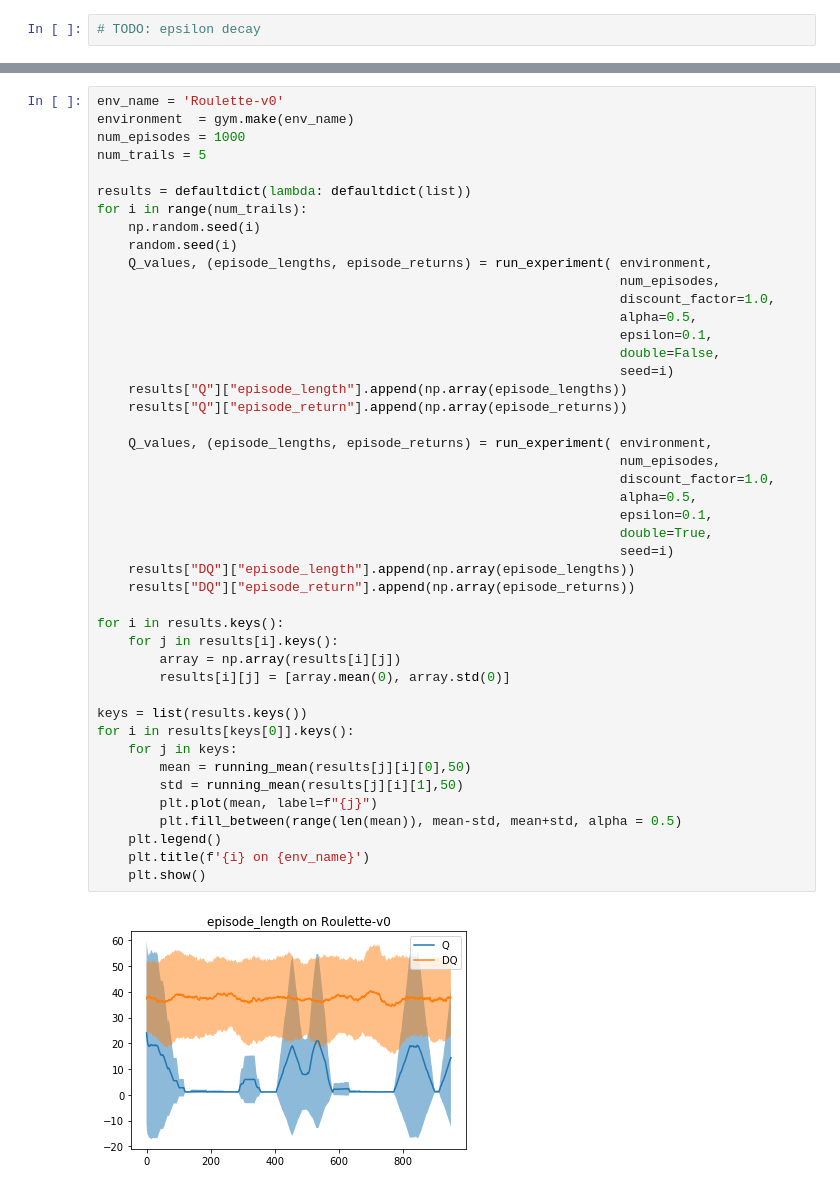
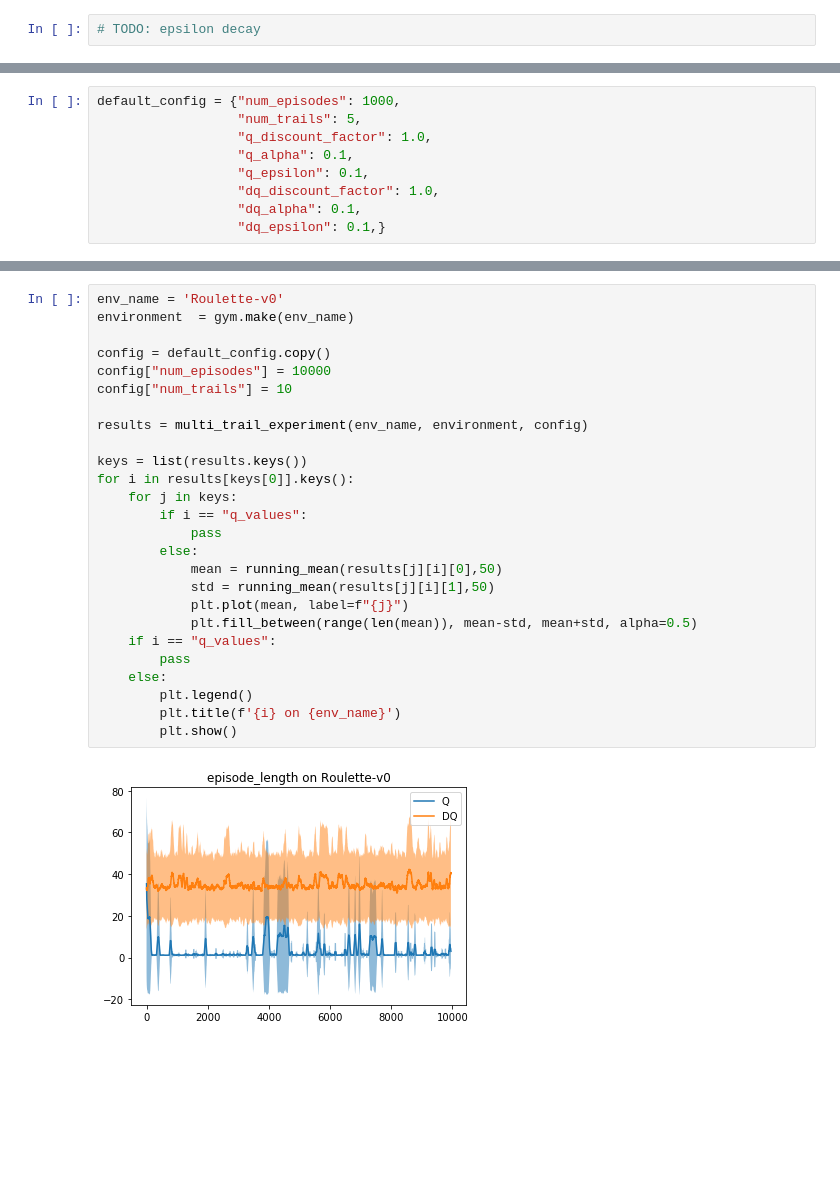
Before and after one commit to LysanderdeJong/RL-MiniProject, a Jupyter notebook: basic_experiments.ipynb, the cells around one changed output, grey strips where cells are left out. Drawn from its saved outputs; the diff is of its cells as text; blank space fills up the shorter version.

Commit message:
added a function that runs experiments multiple times.

```diff
--- a/basic_experiments.ipynb
+++ b/basic_experiments.ipynb
@@ -64,0 +13,9 @@ plt.show()
+# %%
+default_config = {"num_episodes": 1000,
+                  "num_trails": 5,
+                  "q_discount_factor": 1.0,
+                  "q_alpha": 0.1,
+                  "q_epsilon": 0.1,
+                  "dq_discount_factor": 1.0,
+                  "dq_alpha": 0.1,
+                  "dq_epsilon": 0.1,}
@@ -161,47 +113,28 @@ for i in results[keys[0]].keys():
 # %%
 env_name = 'Roulette-v0'
 environment  = gym.make(env_name)
-num_episodes = 1000
-num_trails = 5
 
-results = defaultdict(lambda: defaultdict(list))
-for i in range(num_trails):
-    np.random.seed(i)
-    random.seed(i)
-    Q_values, (episode_lengths, episode_returns) = run_experiment( environment,
-                                                                   num_episodes,
-                                                                   discount_factor=1.0,
-                                                                   alpha=0.5,
-                                                                   epsilon=0.1,
-                                                                   double=False,
-                                                                   seed=i)
-    results["Q"]["episode_length"].append(np.array(episode_lengths))
-    results["Q"]["episode_return"].append(np.array(episode_returns))
+config = default_config.copy()
+config["num_episodes"] = 10000
+config["num_trails"] = 10
 
-    Q_values, (episode_lengths, episode_returns) = run_experiment( environment,
-                                                                   num_episodes,
-                                                                   discount_factor=1.0,
-                                                                   alpha=0.5,
-                                                                   epsilon=0.1,
-                                                                   double=True,
-                                                                   seed=i)
-    results["DQ"]["episode_length"].append(np.array(episode_lengths))
-    results["DQ"]["episode_return"].append(np.array(episode_returns))
-
-for i in results.keys():
-    for j in results[i].keys():
-        array = np.array(results[i][j])
-        results[i][j] = [array.mean(0), array.std(0)]
+results = multi_trail_experiment(env_name, environment, config)
 
 keys = list(results.keys())
 for i in results[keys[0]].keys():
     for j in keys:
-        mean = running_mean(results[j][i][0],50)
-        std = running_mean(results[j][i][1],50)
-        plt.plot(mean, label=f"{j}")
-        plt.fill_between(range(len(mean)), mean-std, mean+std, alpha = 0.5)
-    plt.legend()
-    plt.title(f'{i} on {env_name}')
-    plt.show()
+        if i == "q_values":
+            pass
+        else:
+            mean = running_mean(results[j][i][0],50)
+            std = running_mean(results[j][i][1],50)
+            plt.plot(mean, label=f"{j}")
+            plt.fill_between(range(len(mean)), mean-std, mean+std, alpha=0.5)
+    if i == "q_values":
+        pass
+    else:
+        plt.legend()
+        plt.title(f'{i} on {env_name}')
+        plt.show()
 # %% [output]
-[figure, old version]
+[figure, new version]
```
Also changed, not shown: parts of 7 cells of this notebook, 1 other file.
